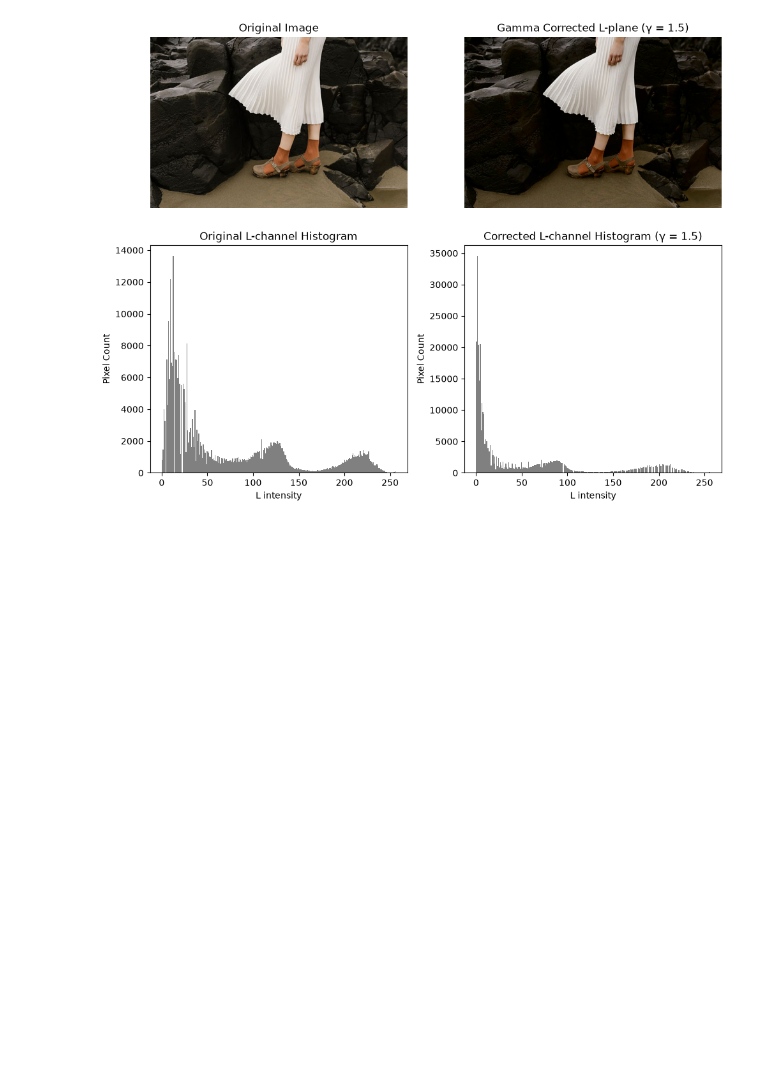
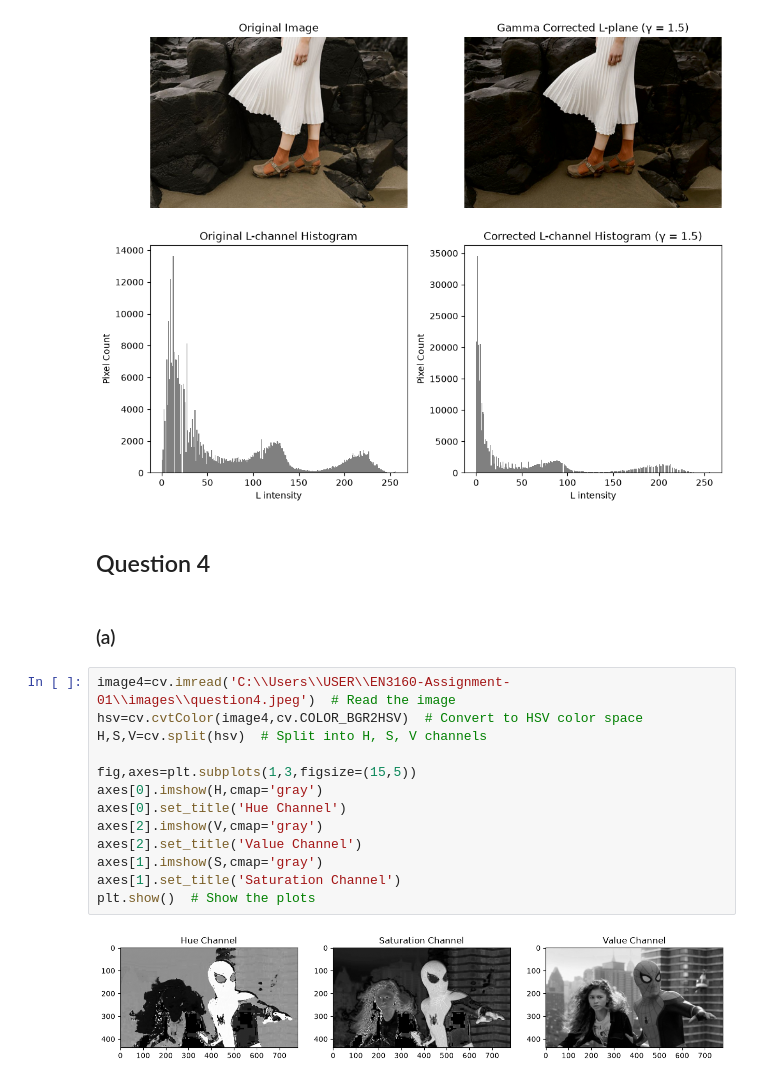
Before and after one commit to manjarimeedeniya/EN3160-Assignment-01, a Jupyter notebook: 230407K_Assignment_01.ipynb, the cells around one changed output. Drawn from its saved outputs; the diff is of its cells as text; blank space fills up the shorter version.

Commit message:
Implemented 4th Question

```diff
--- a/230407K_Assignment_01.ipynb
+++ b/230407K_Assignment_01.ipynb
@@ -177,3 +177,22 @@ plt.tight_layout()
 plt.show()
 # %% [output]
 [figure]
+# %% [markdown]
+## Question 4
+# %% [markdown]
+### (a)
+# %%
+image4=cv.imread('C:\\Users\\USER\\EN3160-Assignment-01\\images\\question4.jpeg')  # Read the image
+hsv=cv.cvtColor(image4,cv.COLOR_BGR2HSV)  # Convert to HSV color space
+H,S,V=cv.split(hsv)  # Split into H, S, V channels
+
+fig,axes=plt.subplots(1,3,figsize=(15,5))
+axes[0].imshow(H,cmap='gray')
+axes[0].set_title('Hue Channel')
+axes[2].imshow(V,cmap='gray')
+axes[2].set_title('Value Channel')
+axes[1].imshow(S,cmap='gray')
+axes[1].set_title('Saturation Channel')
+plt.show()  # Show the plots
+# %% [output]
+[figure, added]
```
Also changed, not shown: parts of 7 cells of this notebook, 1 other file.
